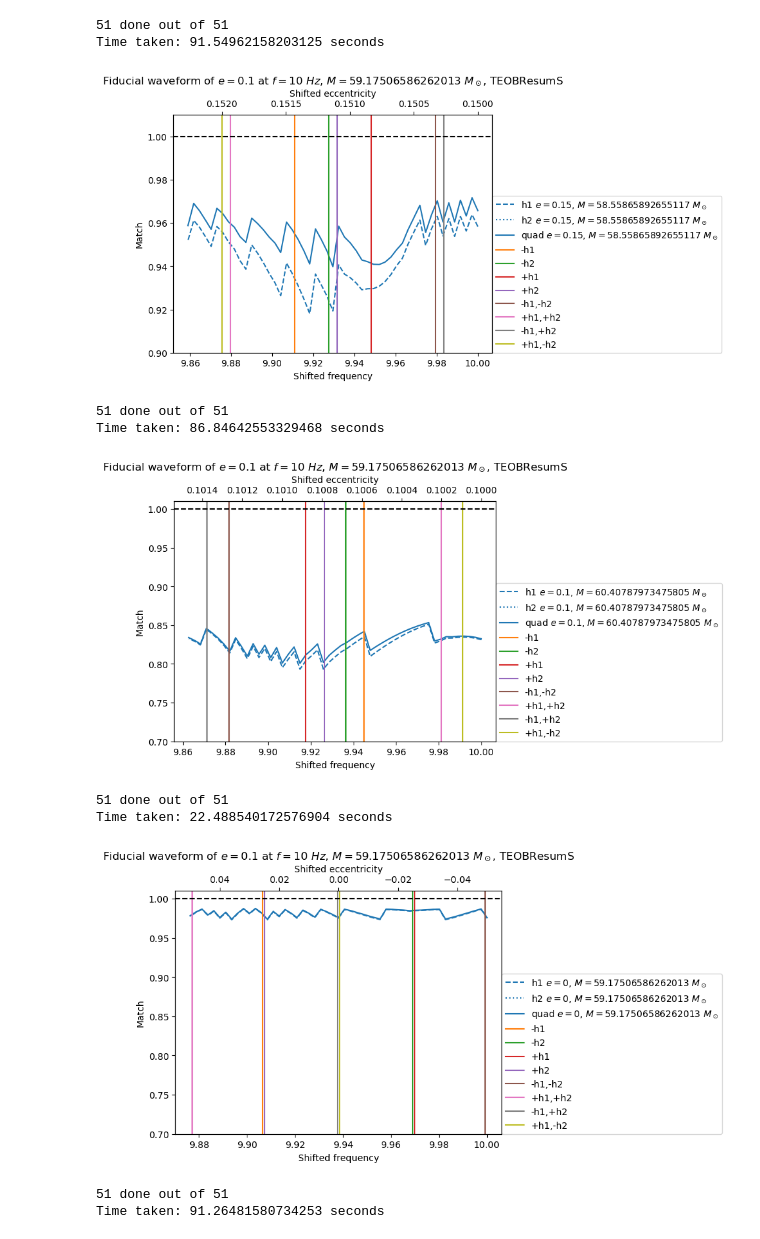
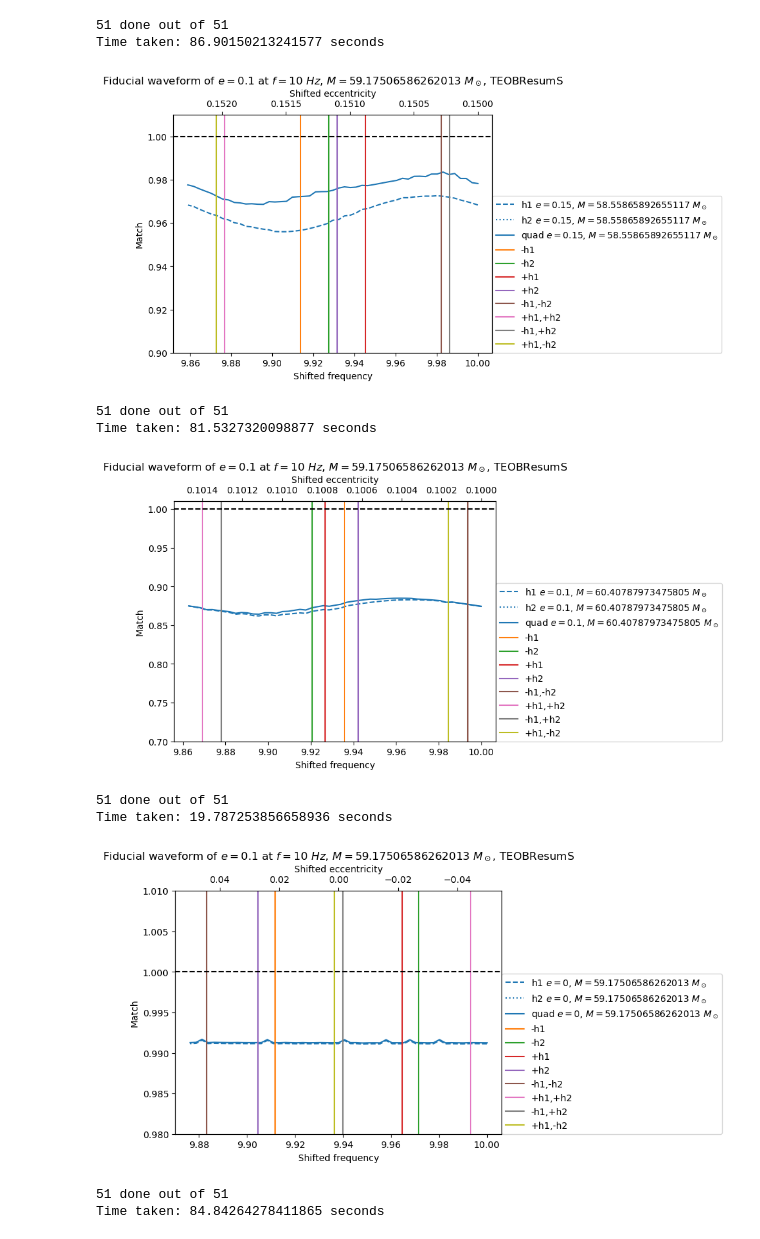
Before and after one commit to BenGPatterson/EccentricBinaries, a Jupyter notebook: notebooks/phase_shifted_frequency.ipynb, the cells around one changed output. Drawn from its saved outputs; the diff is of its cells as text; code cells hidden in the pictures.

Commit message:
phase difference method of maximising match over shifted frequency

```diff
--- a/notebooks/phase_shifted_frequency.ipynb
+++ b/notebooks/phase_shifted_frequency.ipynb
@@ -23,8 +23,6 @@ def s_f_quad_match(fiducials, e_M, s_f_len, f_low, approximant='TEOBResumS', sub
     s_e_vals = shifted_e(s_f_vals, f_low, e)
     s_f_matches_1 = []
     s_f_matches_2 = []
-    s_f_matches_ap = []
-    s_f_matches_peri = []
 
     # Loops over each initial frequency
     for s_f, s_e in zip(s_f_vals, s_e_vals):
@@ -32,29 +30,19 @@ def s_f_quad_match(fiducials, e_M, s_f_len, f_low, approximant='TEOBResumS', sub
         # Create waveform to match
         s = gen_wf(s_f, s_e, M, fiducials[2], sample_rate, approximant)
 
-        # Matches against h1
-        match = overlap_cplx_wfs(h1, s, f_low)
-        s_f_matches_1.append(abs(match))
-        # Matches against h2
-        match = overlap_cplx_wfs(h2, s, f_low)
-        s_f_matches_2.append(abs(match))
-        # # Matches against h_ap
-        # match = overlap_cplx_wfs(h_ap, s, f_low)
-        # s_f_matches_ap.append(abs(match))
-        # # Matches against h_peri
-        # match = overlap_cplx_wfs(h_peri, s, f_low)
-        # s_f_matches_peri.append(abs(match))
-
-        # Calculate total quad match of h1 and h2
-        s_f_matches_quad = np.sqrt(np.array(s_f_matches_1)**2+np.array(s_f_matches_2)**2)
+        # Calculate matches to h1 and h2
+        match_1, match_2 = match_h1_h2(h1, h2, s, f_low)
+        s_f_matches_1.append(abs(match_h1))
+        s_f_matches_2.append(abs(match_h2))
 
         # Progress bar
         progress += 1
         print('\r' + f'{progress} done out of {gridsize}', end='')
 
+    # Calculate total quad match of h1 and h2
+    s_f_matches_quad = np.sqrt(np.array(s_f_matches_1)**2+np.array(s_f_matches_2)**2)
+
     # Saves data
-    data['h_ap'] = s_f_matches_ap
-    data['h_peri'] = s_f_matches_peri
     data['h1'] = s_f_matches_1
     data['h2'] = s_f_matches_2
     data['h_quad'] = s_f_matches_quad
@@ -63,10 +51,9 @@ def s_f_quad_match(fiducials, e_M, s_f_len, f_low, approximant='TEOBResumS', sub
 
     # Calculate phase of matches
     s = gen_wf(f_low, e, M, fiducials[2], sample_rate, approximant)
-    match = overlap_cplx_wfs(h1, s, f_low)
-    data['h1_phase'] = np.angle(match)
-    match = overlap_cplx_wfs(h2, s, f_low)
-    data['h2_phase'] = np.angle(match)
+    match_h1, match_h2 = match_h1_h2(h1, h2, s, f_low)
+    data['h1_phase'] = np.angle(match_h1)
+    data['h2_phase'] = np.angle(match_h2)
 
     return data
 # %%
@@ -172,11 +157,11 @@ end = time.time()
 print(f'\nTime taken: {end-start} seconds')
 # %% [output]
 51 done out of 51
-Time taken: 91.54962158203125 seconds
+Time taken: 86.90150213241577 seconds
 # %%
 plot_s_f_quad_match([0.1, chirp2total(24, 2), 2], (0.15, chirp2total(23.75, 2)), dataslot_3, 10)
 # %% [output]
-[figure, old version]
+[figure, new version]
 # %%
 start = time.time()
 dataslot_4 = s_f_quad_match([0.1, chirp2total(24, 2), 2], (0.10, chirp2total(24.50, 2)), 51, 10)
@@ -184,11 +169,11 @@ end = time.time()
 print(f'\nTime taken: {end-start} seconds')
 # %% [output]
 51 done out of 51
-Time taken: 86.84642553329468 seconds
+Time taken: 81.5327320098877 seconds
 # %%
 plot_s_f_quad_match([0.1, chirp2total(24, 2), 2], (0.10, chirp2total(24.50, 2)), dataslot_4, 10, ylims=(0.7,1.01))
 # %% [output]
-[figure, old version]
+[figure, new version]
 # %%
 start = time.time()
 dataslot_5 = s_f_quad_match([0.1, chirp2total(24, 2), 2], (0, chirp2total(24, 2)), 51, 10)
@@ -196,11 +181,11 @@ end = time.time()
 print(f'\nTime taken: {end-start} seconds')
 # %% [output]
 51 done out of 51
-Time taken: 22.488540172576904 seconds
+Time taken: 19.787253856658936 seconds
 # %%
-plot_s_f_quad_match([0.1, chirp2total(24, 2), 2], (0, chirp2total(24, 2)), dataslot_5, 10, ylims=(0.7,1.01))
+plot_s_f_quad_match([0.1, chirp2total(24, 2), 2], (0, chirp2total(24, 2)), dataslot_5, 10, ylims=(0.98,1.01))
 # %% [output]
-[figure, old version]
+[figure, new version]
 # %%
 start = time.time()
 dataslot_6 = s_f_quad_match([0.1, chirp2total(24, 2), 2], (0.15, chirp2total(24, 2)), 51, 10)
@@ -208,7 +193,7 @@ end = time.time()
 print(f'\nTime taken: {end-start} seconds')
 # %% [output]
 51 done out of 51
-Time taken: 91.26481580734253 seconds
+Time taken: 84.84264278411865 seconds
 # %%
 plot_s_f_quad_match([0.1, chirp2total(24, 2), 2], (0.15, chirp2total(24, 2)), dataslot_6, 10)
 # %% [output]
```
Also changed, not shown: parts of 11 cells of this notebook, 3 other files.
